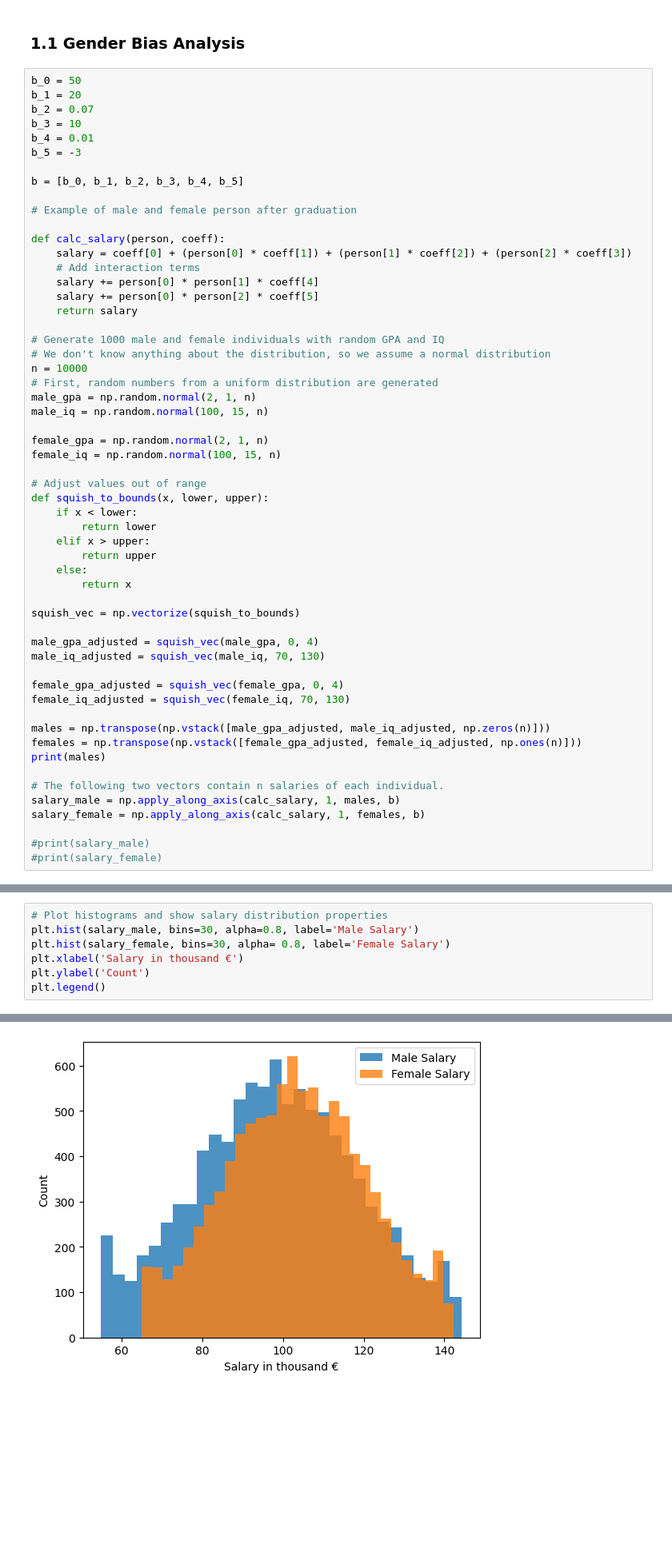
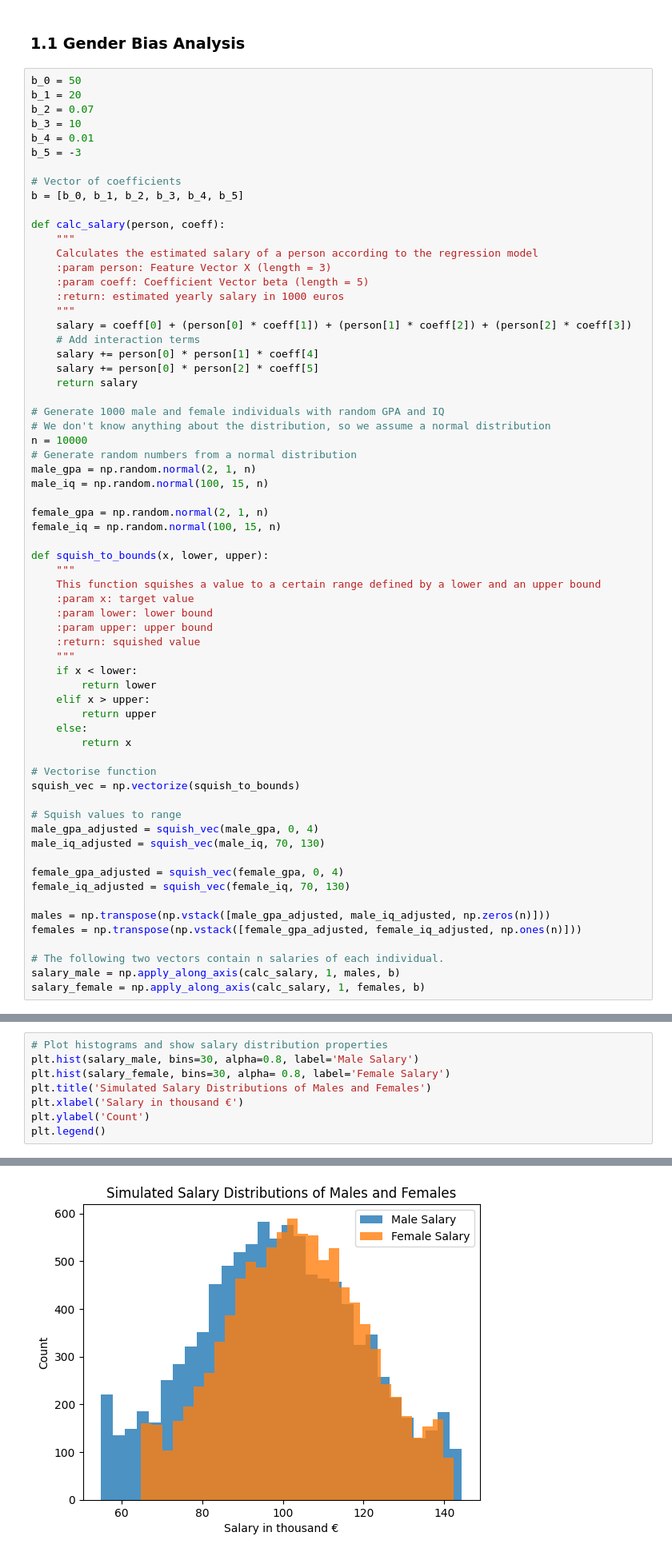
Before and after one commit to KSandfort/data_mining_course, a Jupyter notebook: lab1/lab1.ipynb, the cells around one changed output, grey strips where cells are left out. Shown at 80% size. Cells and saved outputs as stored; diff of their text form; blank space fills up the shorter version.

```diff
--- a/lab1/lab1.ipynb
+++ b/lab1/lab1.ipynb
@@ -23,11 +23,16 @@ b_3 = 10
 b_4 = 0.01
 b_5 = -3
 
+# Vector of coefficients
 b = [b_0, b_1, b_2, b_3, b_4, b_5]
 
-# Example of male and female person after graduation
-
 def calc_salary(person, coeff):
+    """
+    Calculates the estimated salary of a person according to the regression model
+    :param person: Feature Vector X (length = 3)
+    :param coeff: Coefficient Vector beta (length = 5)
+    :return: estimated yearly salary in 1000 euros
+    """
     salary = coeff[0] + (person[0] * coeff[1]) + (person[1] * coeff[2]) + (person[2] * coeff[3])
     # Add interaction terms
     salary += person[0] * person[1] * coeff[4]
@@ -37,15 +42,21 @@ def calc_salary(person, coeff):
 # Generate 1000 male and female individuals with random GPA and IQ
 # We don't know anything about the distribution, so we assume a normal distribution
 n = 10000
-# First, random numbers from a uniform distribution are generated
+# Generate random numbers from a normal distribution
 male_gpa = np.random.normal(2, 1, n)
 male_iq = np.random.normal(100, 15, n)
 
 female_gpa = np.random.normal(2, 1, n)
 female_iq = np.random.normal(100, 15, n)
 
-# Adjust values out of range
 def squish_to_bounds(x, lower, upper):
+    """
+    This function squishes a value to a certain range defined by a lower and an upper bound
+    :param x: target value
+    :param lower: lower bound
+    :param upper: upper bound
+    :return: squished value
+    """
     if x < lower:
         return lower
     elif x > upper:
@@ -53,8 +64,10 @@ def squish_to_bounds(x, lower, upper):
     else:
         return x
 
+# Vectorise function
 squish_vec = np.vectorize(squish_to_bounds)
 
+# Squish values to range
 male_gpa_adjusted = squish_vec(male_gpa, 0, 4)
 male_iq_adjusted = squish_vec(male_iq, 70, 130)
 
@@ -63,11 +76,7 @@ female_iq_adjusted = squish_vec(female_iq, 70, 130)
 
 males = np.transpose(np.vstack([male_gpa_adjusted, male_iq_adjusted, np.zeros(n)]))
 females = np.transpose(np.vstack([female_gpa_adjusted, female_iq_adjusted, np.ones(n)]))
-print(males)
 
 # The following two vectors contain n salaries of each individual.
 salary_male = np.apply_along_axis(calc_salary, 1, males, b)
 salary_female = np.apply_along_axis(calc_salary, 1, females, b)
-
-#print(salary_male)
-#print(salary_female)
@@ -82,10 +83,11 @@ salary_female = np.apply_along_axis(calc_salary, 1, females, b)
 # %%
 # Plot histograms and show salary distribution properties
 plt.hist(salary_male, bins=30, alpha=0.8, label='Male Salary')
 plt.hist(salary_female, bins=30, alpha= 0.8, label='Female Salary')
+plt.title('Simulated Salary Distributions of Males and Females')
 plt.xlabel('Salary in thousand €')
 plt.ylabel('Count')
 plt.legend()
 # %% [output]
 <matplotlib.legend.Legend at 0x...>
-[figure, old version]
+[figure, new version]
```
Also changed, not shown: parts of 17 cells of this notebook, 1 other file.
